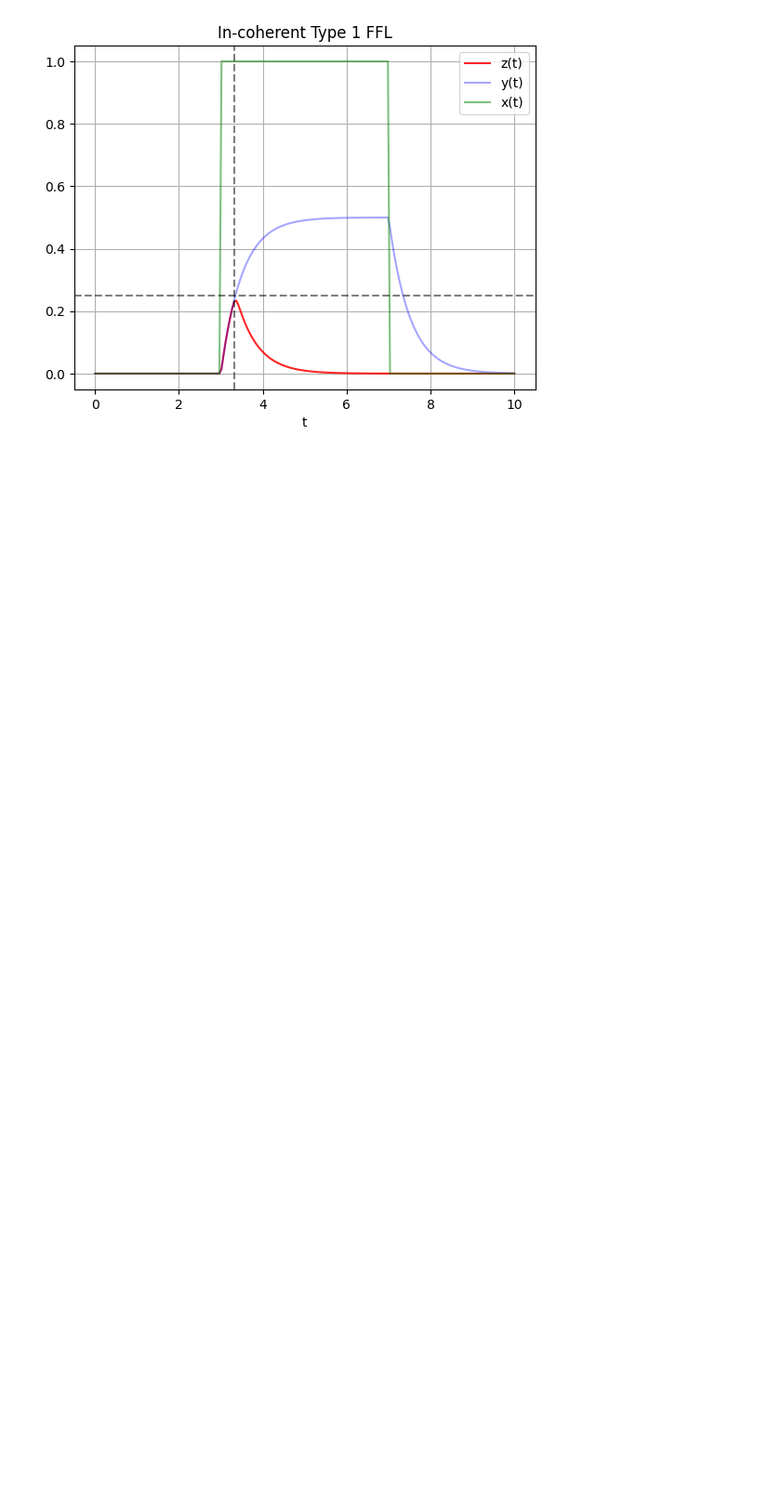
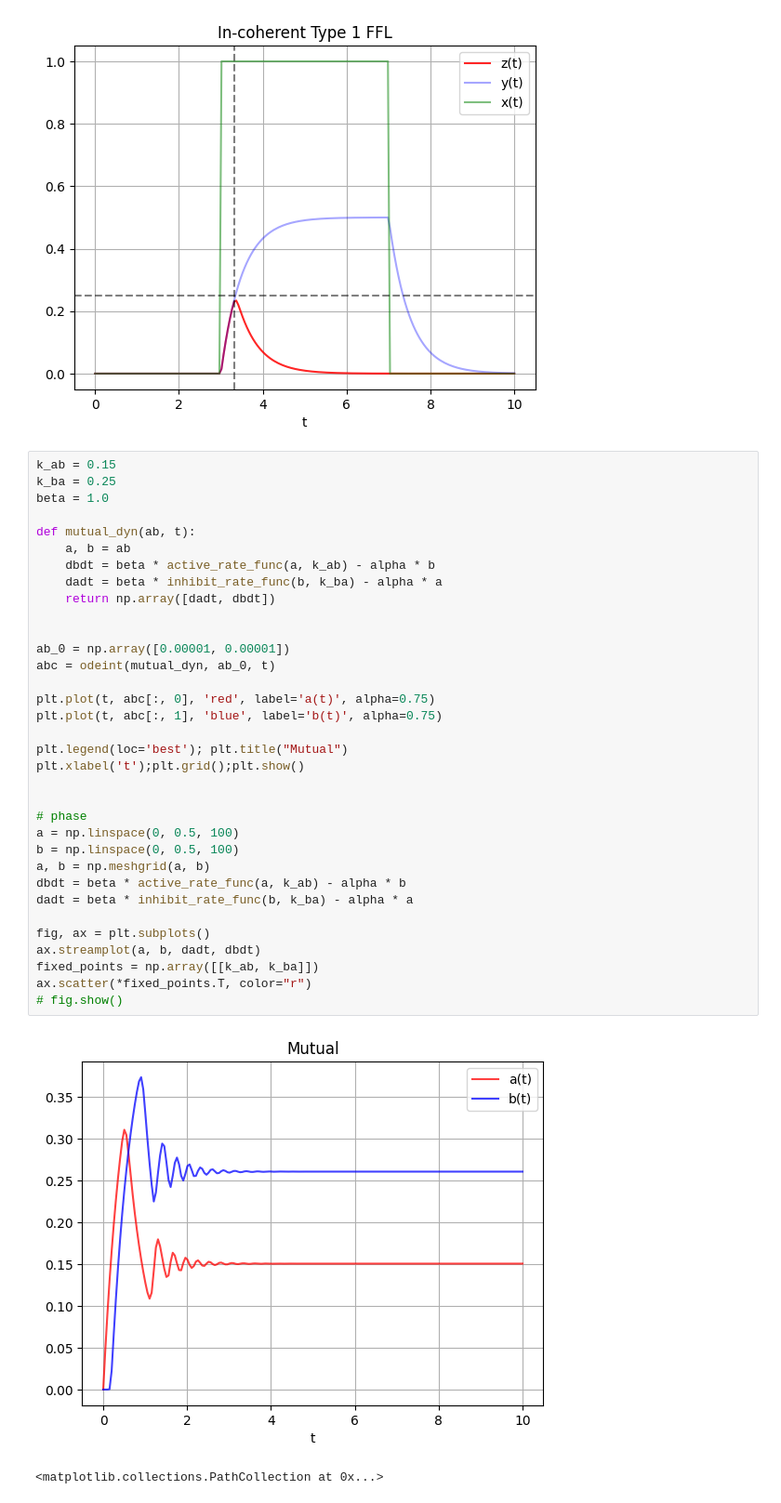
Before and after one commit to deangeckt/network_motifs, a Jupyter notebook: post_motif_analysis/steady_state.ipynb, the cells around one changed output. Shown at 93% size. Drawn from its saved outputs; the diff is of its cells as text; blank space fills up the shorter version.

```diff
--- a/post_motif_analysis/steady_state.ipynb
+++ b/post_motif_analysis/steady_state.ipynb
@@ -127,3 +127,40 @@ plt.axhline(y=k_yz, color='black', alpha=0.5, linestyle='dashed')
 plt.xlabel('t');plt.grid();plt.show()
 # %% [output]
 [figure]
+# %%
+k_ab = 0.15
+k_ba = 0.25
+beta = 1.0
+
+def mutual_dyn(ab, t):
+    a, b = ab
+    dbdt = beta * active_rate_func(a, k_ab) - alpha * b
+    dadt = beta * inhibit_rate_func(b, k_ba) - alpha * a
+    return np.array([dadt, dbdt])
+
+
+ab_0 = np.array([0.00001, 0.00001])
+abc = odeint(mutual_dyn, ab_0, t)
+
+plt.plot(t, abc[:, 0], 'red', label='a(t)', alpha=0.75)
+plt.plot(t, abc[:, 1], 'blue', label='b(t)', alpha=0.75)
+
+plt.legend(loc='best'); plt.title("Mutual")
+plt.xlabel('t');plt.grid();plt.show()
+
+
+# phase
+a = np.linspace(0, 0.5, 100)
+b = np.linspace(0, 0.5, 100)
+a, b = np.meshgrid(a, b)
+dbdt = beta * active_rate_func(a, k_ab) - alpha * b
+dadt = beta * inhibit_rate_func(b, k_ba) - alpha * a
+
+fig, ax = plt.subplots()
+ax.streamplot(a, b, dadt, dbdt)
+fixed_points = np.array([[k_ab, k_ba]])
+ax.scatter(*fixed_points.T, color="r")
+# fig.show()
+# %% [output]
+[figure, added]
+<matplotlib.collections.PathCollection at 0x...>
```
Also changed, not shown: parts of 1 cell of this notebook.
